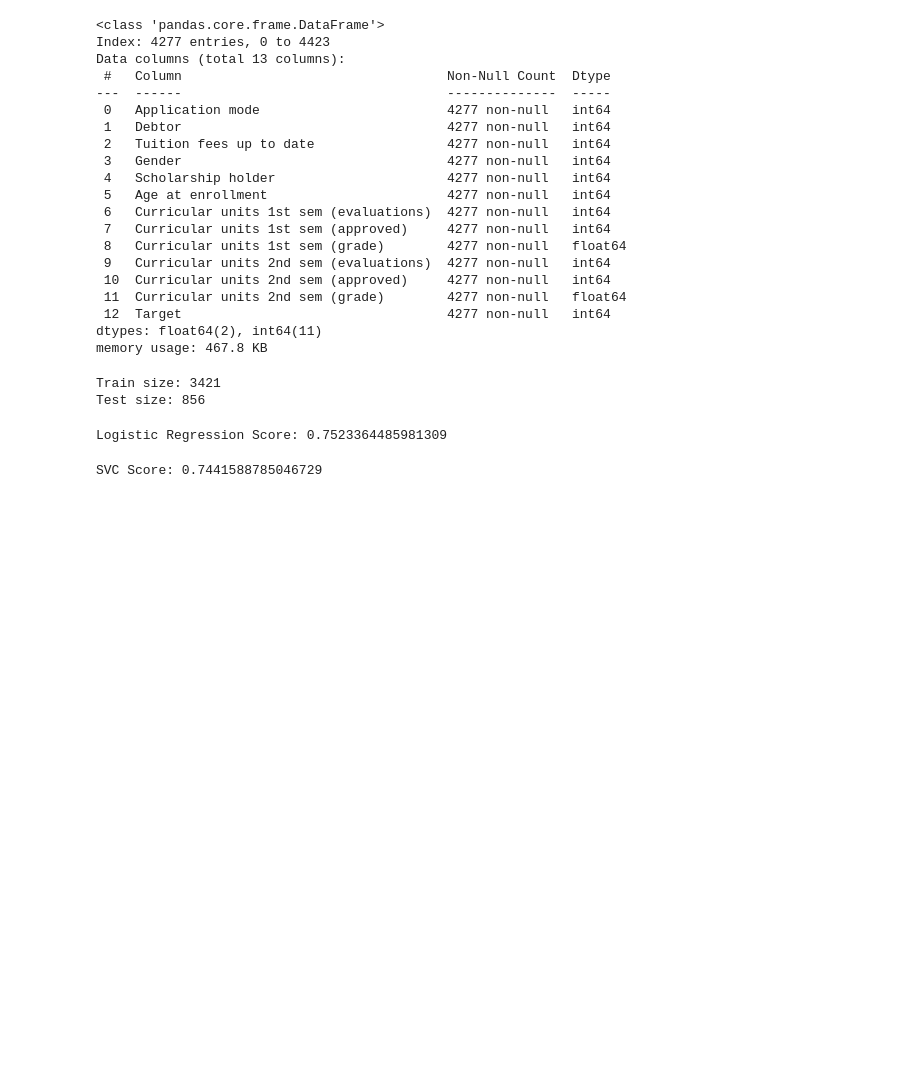
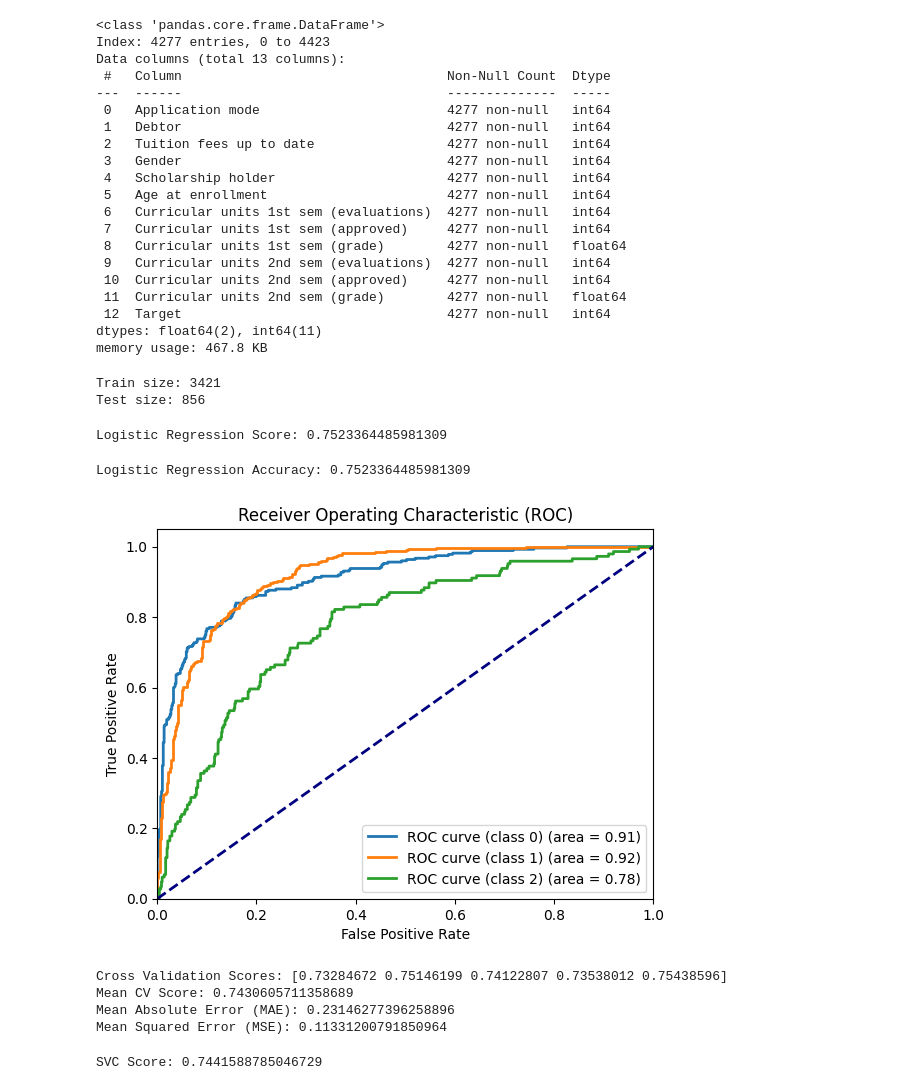
Before and after one commit to marwan-shamel1/NeuronetiX-Session2-Regression, a Jupyter notebook: Student-Dropout.ipynb, the cells around one changed output. Drawn from its saved outputs; the diff is of its cells as text; code cells hidden in the pictures; blank space fills up the shorter version.

```diff
--- a/Student-Dropout.ipynb
+++ b/Student-Dropout.ipynb
@@ -222,6 +221,51 @@ lr_accuracy = accuracy_score(lr_pred, y_test)
 print('Logistic Regression Score:', lr_accuracy)
 # %% [output]
 Logistic Regression Score: 0.7523364485981309
+# %%
+from sklearn.preprocessing import label_binarize
+import numpy as np
+# Accuracy Score
+lr_accuracy = accuracy_score(y_test, lr_pred)
+print('Logistic Regression Accuracy:', lr_accuracy)
+
+# One-vs-Rest ROC Curve
+y_test_bin = label_binarize(y_test, classes=np.unique(y_train))
+y_prob = lr.predict_proba(x_test)
+
+plt.figure()
+for i in range(y_prob.shape[1]):
+    fpr, tpr, _ = roc_curve(y_test_bin[:, i], y_prob[:, i])
+    roc_auc = roc_auc_score(y_test_bin[:, i], y_prob[:, i])
+    plt.plot(fpr, tpr, lw=2, label=f'ROC curve (class {i}) (area = {roc_auc:.2f})')
+
+plt.plot([0, 1], [0, 1], color='navy', lw=2, linestyle='--')
+plt.xlim([0.0, 1.0])
+plt.ylim([0.0, 1.05])
+plt.xlabel('False Positive Rate')
+plt.ylabel('True Positive Rate')
+plt.title('Receiver Operating Characteristic (ROC)')
+plt.legend(loc='lower right')
+plt.show()
+
+# Cross Validation
+cv_scores = cross_val_score(lr, x_train, y_train, cv=5)
+print('Cross Validation Scores:', cv_scores)
+print('Mean CV Score:', cv_scores.mean())
+
+# MAE and MSE
+y_test_prob = lr.predict_proba(x_test)
+mae = mean_absolute_error(label_binarize(y_test, classes=np.unique(y_train)), y_test_prob)
+mse = mean_squared_error(label_binarize(y_test, classes=np.unique(y_train)), y_test_prob)
+
+print('Mean Absolute Error (MAE):', mae)
+print('Mean Squared Error (MSE):', mse)
+# %% [output]
+Logistic Regression Accuracy: 0.7523364485981309
+[figure, added]
+Cross Validation Scores: [0.73284672 0.75146199 0.74122807 0.73538012 0.75438596]
+Mean CV Score: 0.7430605711358689
+Mean Absolute Error (MAE): 0.23146277396258896
+Mean Squared Error (MSE): 0.11331200791850964
 # %%
 # Train and Test Support Vectore Machine
 
```
Also changed, not shown: parts of 8 cells of this notebook.
